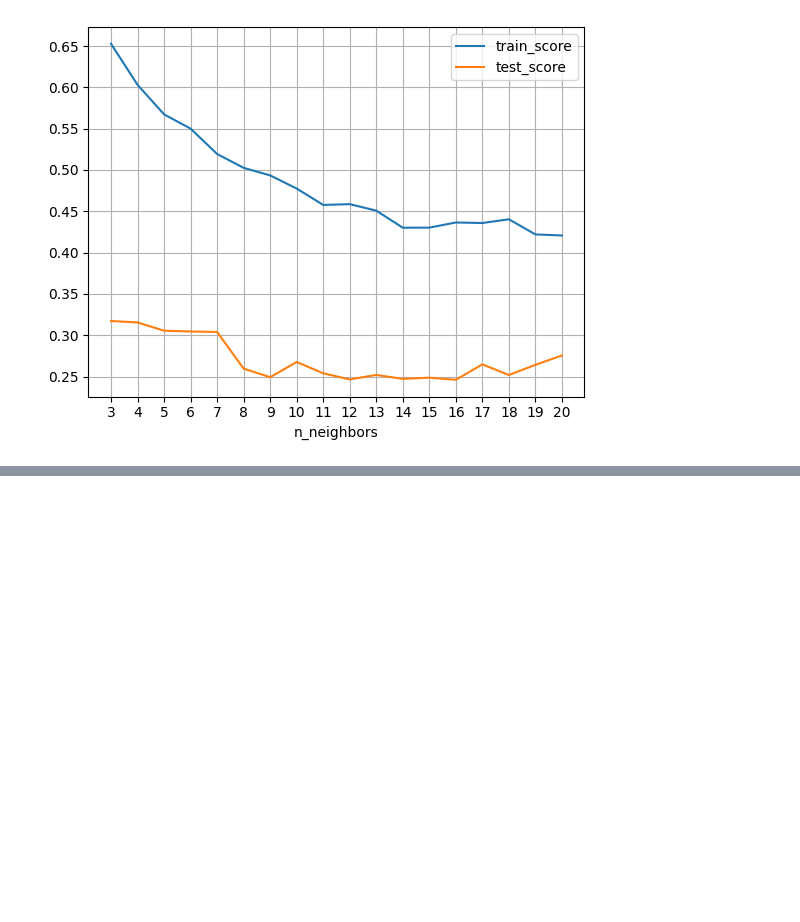
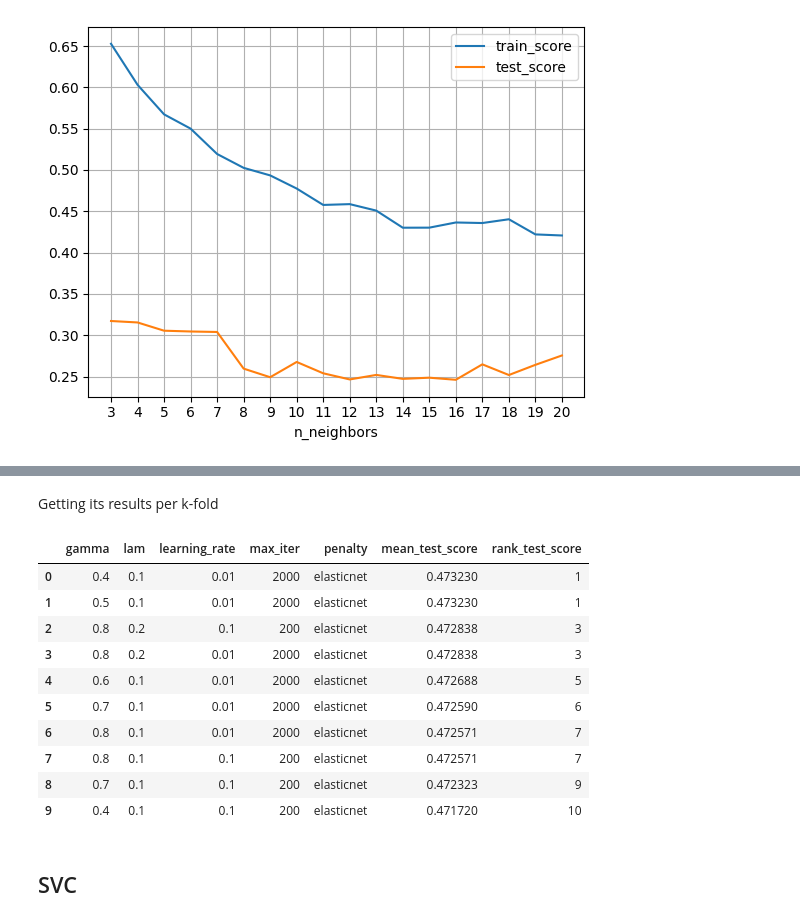
Before and after one commit to Brunoware/butterfly_images_classification, a Jupyter notebook: proyecto_1_clasificacion_prod_Bruno.ipynb, the cells around one changed output, grey strips where cells are left out. Drawn from its saved outputs; the diff is of its cells as text; code cells hidden in the pictures; blank space fills up the shorter version.

```diff
--- a/proyecto_1_clasificacion_prod_Bruno.ipynb
+++ b/proyecto_1_clasificacion_prod_Bruno.ipynb
@@ -383,28 +220,0 @@ plt.show()
-# %%
-from sklearn.model_selection import GridSearchCV
-
-scaler = StandardScaler()
-model_selected = DecisionTreeClassifier()
-# params
-max_depth = [4, 5, 8, 10, 12]
-min_samples_split = [2, 4, 6, 8, 16, 32]
-min_samples_leaf = [1, 2, 4, 8, 16, 32]
-max_features = [None, 50, 125, 300]
-
-# paramgrid
-param_grid = {'clf__max_depth': max_depth,
-             'clf__min_samples_split': min_samples_split,
-             'clf__min_samples_leaf': min_samples_leaf,
-             'clf__max_features': max_features}
-
-# K-folds
-skf = StratifiedKFold(n_splits = 5, shuffle = True, random_state = 23)
-
-# declaring GSCV
-grid_sv = GridSearchCV(estimator = sv_pipe,
-                      param_grid = param_grid,
-                      cv = skf,
-                      n_jobs = -1,
-                      verbose = 2,
-                      scoring = 'precision_weighted')
-grid_sv.fit(X_train, y_train)
@@ -524,0 +326,28 @@ precision_val
+# %% [markdown]
+Getting its results per k-fold
+# %%
+results_lr = pd.DataFrame(grid_sv.cv_results_)
+param_columns = list(filter(lambda x: 'param_clf' in x, results_lr.columns.tolist()))
+rest_columns = ['mean_test_score', 'rank_test_score']
+results_lr = results_lr[param_columns + rest_columns]
+param_columns_renamed = [param.split('__')[-1] for param in param_columns]
+results_lr.columns = param_columns_renamed + rest_columns
+results_lr = results_lr.sort_values(by = 'rank_test_score')\
+						.reset_index(drop = True)
+results_lr = results_lr.head(10)
+# Top 10
+results_lr
+# %% [output]
+|  | gamma | lam | learning_rate | max_iter | penalty | mean_test_score | rank_test_score |
+| 0 | 0.4 | 0.1 | 0.01 | 2000 | elasticnet | 0.473230 | 1 |
+| 1 | 0.5 | 0.1 | 0.01 | 2000 | elasticnet | 0.473230 | 1 |
+| 2 | 0.8 | 0.2 | 0.1 | 200 | elasticnet | 0.472838 | 3 |
+| 3 | 0.8 | 0.2 | 0.01 | 2000 | elasticnet | 0.472838 | 3 |
+| 4 | 0.6 | 0.1 | 0.01 | 2000 | elasticnet | 0.472688 | 5 |
+| 5 | 0.7 | 0.1 | 0.01 | 2000 | elasticnet | 0.472590 | 6 |
+| 6 | 0.8 | 0.1 | 0.01 | 2000 | elasticnet | 0.472571 | 7 |
+| 7 | 0.8 | 0.1 | 0.1 | 200 | elasticnet | 0.472571 | 7 |
+| 8 | 0.7 | 0.1 | 0.1 | 200 | elasticnet | 0.472323 | 9 |
+| 9 | 0.4 | 0.1 | 0.1 | 200 | elasticnet | 0.471720 | 10 |
+# %% [markdown]
+## SVC
```
Also changed, not shown: parts of 40 cells of this notebook.
